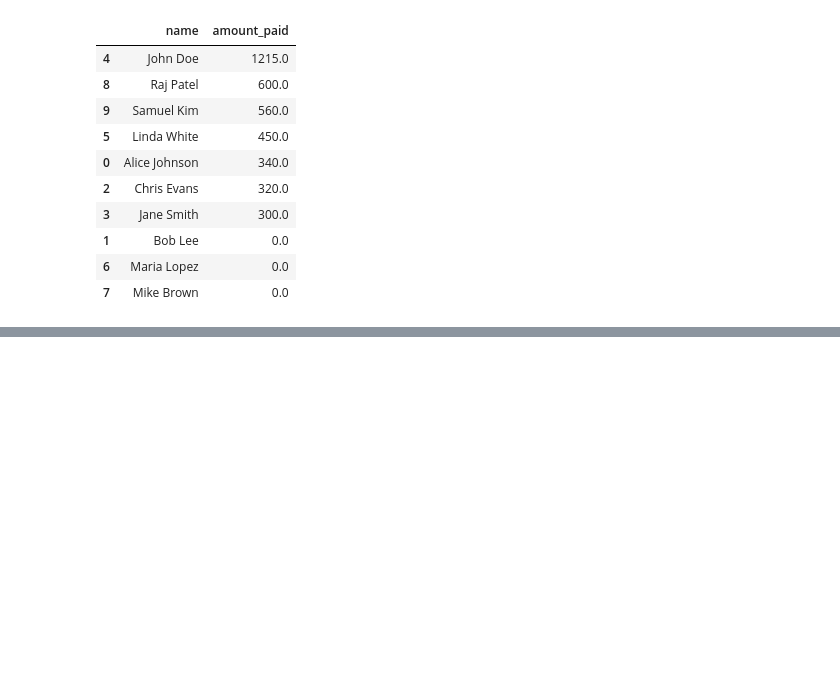
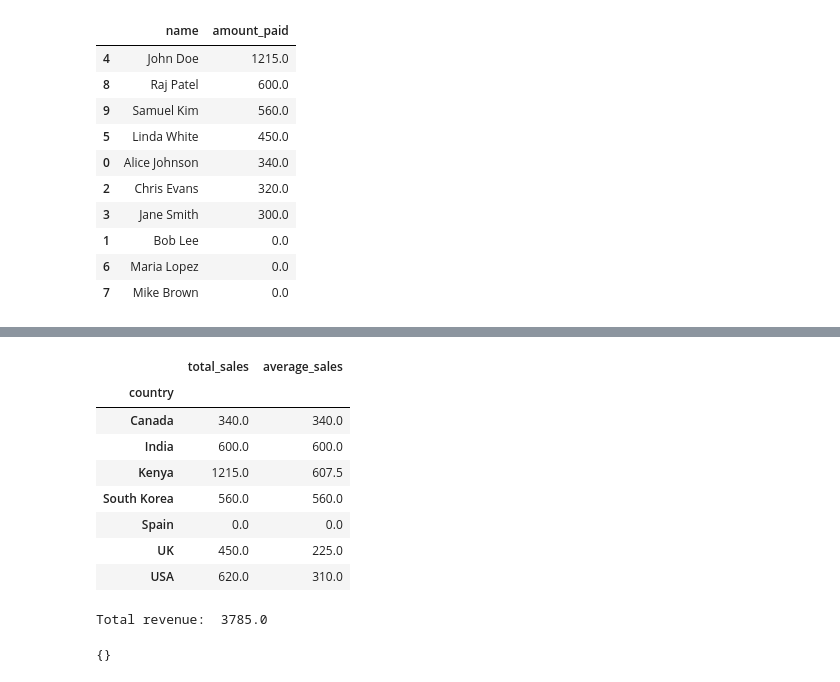
Before and after one commit to Majok-Bol/e_commerce_analytics_dataset, a Jupyter notebook: e_commerce_analytics.ipynb, the cells around one changed output, grey strips where cells are left out. Saved outputs shown, nothing was run; the diff lists cells and outputs as text; code cells hidden in the pictures; blank space fills up the shorter version.

Commit message:
export analytics as excelsheet

```diff
--- a/e_commerce_analytics.ipynb
+++ b/e_commerce_analytics.ipynb
@@ -425,0 +464,24 @@ sales_summary
+# %%
+sales_per_country= pd.pivot_table(
+    sales_summary,
+    index="country",
+    values=["total_sales", "average_sales"],
+    aggfunc={"total_sales": "sum", "average_sales": "mean"}
+)
+
+sales_per_country=sales_per_country[["total_sales","average_sales"]]
+sales_per_country
+# %% [output]
+|  | total_sales | average_sales |
+| country |  |  |
+| Canada | 340.0 | 340.0 |
+| India | 600.0 | 600.0 |
+| Kenya | 1215.0 | 607.5 |
+| South Korea | 560.0 | 560.0 |
+| Spain | 0.0 | 0.0 |
+| UK | 450.0 | 225.0 |
+| USA | 620.0 | 310.0 |
+# %%
+print("Total revenue: ",sales_per_country["total_sales"].sum())
+# %% [output]
+Total revenue:  3785.0
@@ -425,0 +495,19 @@ sales_summary
+# %%
+#convert to excel
+with pd.ExcelWriter("revenue_per_country.xlsx",engine="openpyxl") as writer:
+    # print(writer.sheets)
+    sales_per_country.reset_index().to_excel(writer,sheet_name="All countries",index=False)
+    by_total_sales.reset_index().to_excel(writer,sheet_name="Sorted by Total sales",index=False)
+    by_average_sales.reset_index().to_excel(writer,sheet_name="Sorted by Average sales",index=False)
+    #add conditional highlighting
+    highlight=PatternFill(
+        start_color="0000FF00",
+        end_color="0000FF00",
+        fill_type="solid")
+    for sheet_name in ["All countries","Sorted by Total sales","Sorted by Average sales"]:
+        ws=writer.sheets[sheet_name]
+        max_row=ws.max_row
+        ws.conditional_formatting.add(f"B2:B{max_row}",FormulaRule(formula=[f"B2=MAX(B$2:B${max_row})"],fill=highlight))
+        ws.conditional_formatting.add(f"C2:C{max_row}",FormulaRule(formula=[f"C2=MAX(C$2:C${max_row})"],fill=highlight))
+# %% [output]
+{}
```
Also changed, not shown: parts of 9 cells of this notebook, 2 other files.
